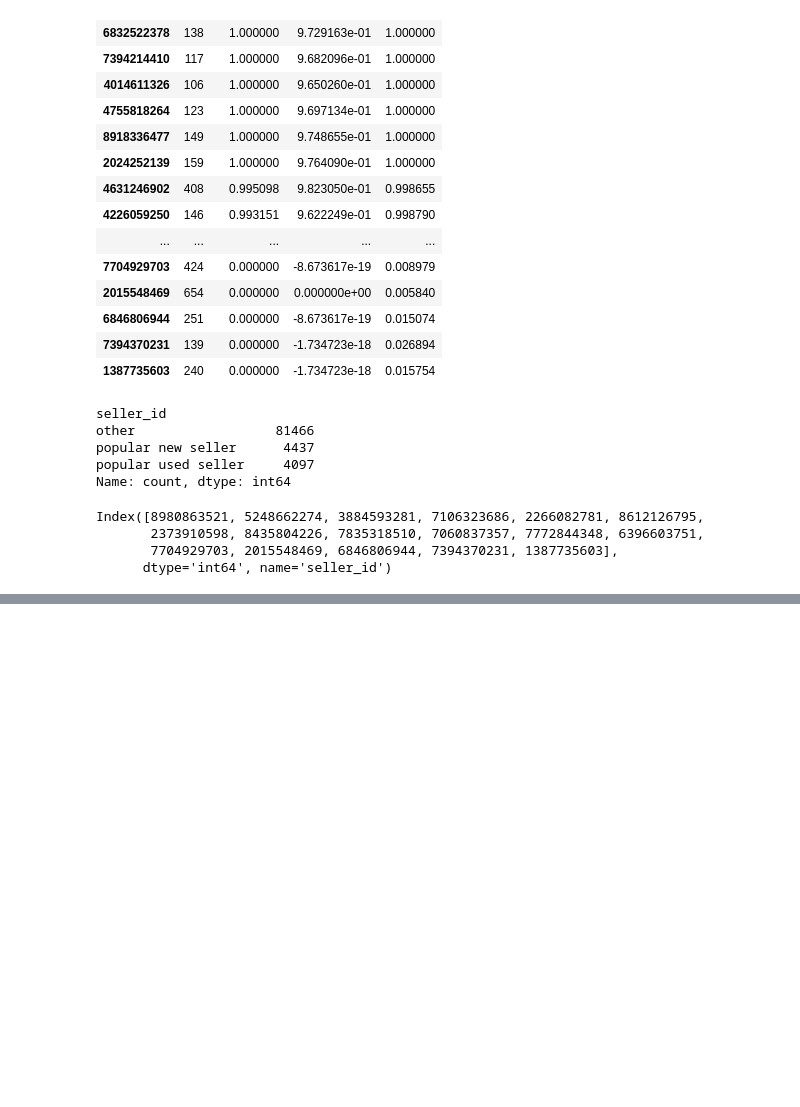
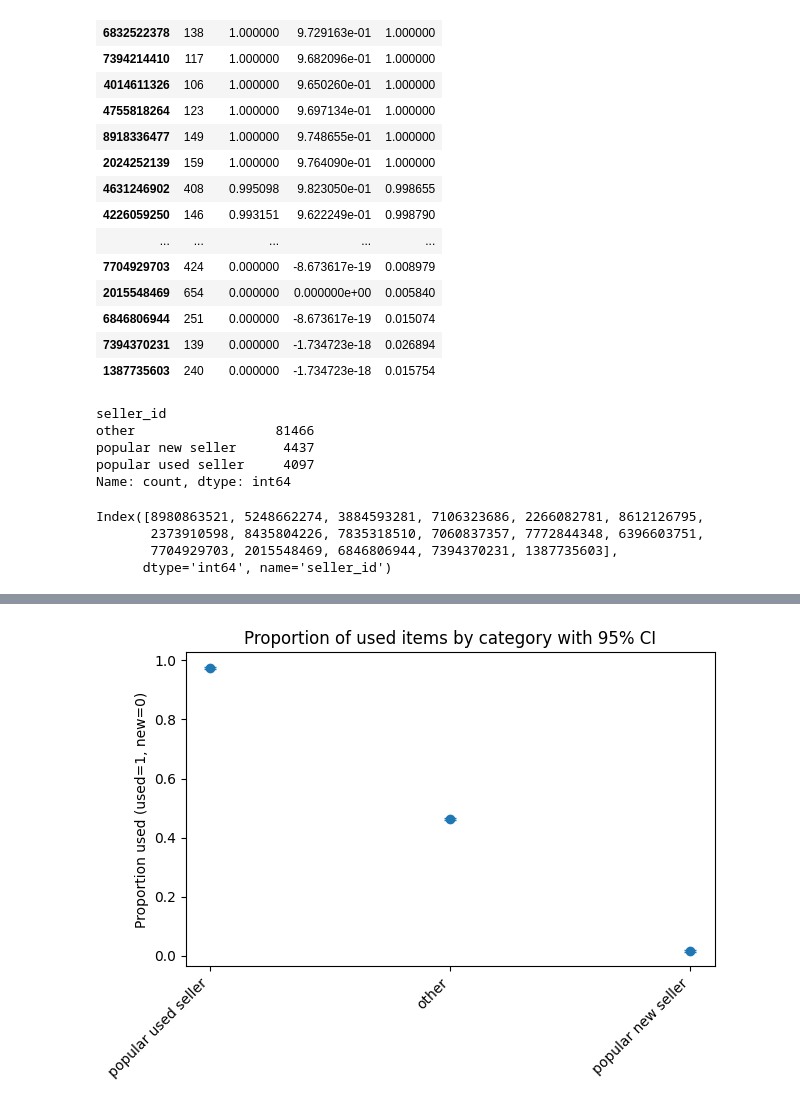
Before and after one commit to trujicata/MELI_Challenge, a Jupyter notebook: challenge/eda/seller.ipynb, the cells around one changed output, grey strips where cells are left out. Cells and saved outputs as stored; diff of their text form; code cells hidden in the pictures; blank space fills up the shorter version.

```diff
--- a/challenge/eda/seller.ipynb
+++ b/challenge/eda/seller.ipynb
@@ -370,6 +370,3 @@ Index([8980863521, 5248662274, 3884593281, 7106323686, 2266082781, 8612126795,
        2373910598, 8435804226, 7835318510, 7060837357, 7772844348, 6396603751,
        7704929703, 2015548469, 6846806944, 7394370231, 1387735603],
       dtype='int64', name='seller_id')
-# %%
-X_dataframe.drop(columns=["seller_id"], inplace=True)
-X_dataframe.head()
@@ -383,0 +373,3 @@ X_dataframe.head()
+# %%
+res = column_analysis("seller_id", X_dataframe)
+display(res)
@@ -383,0 +382,4 @@ X_dataframe.head()
+# %%
+plot_column_analysis(res)
+# %% [output]
+[figure, added]
```
Also changed, not shown: parts of 13 cells of this notebook, 21 other files.
